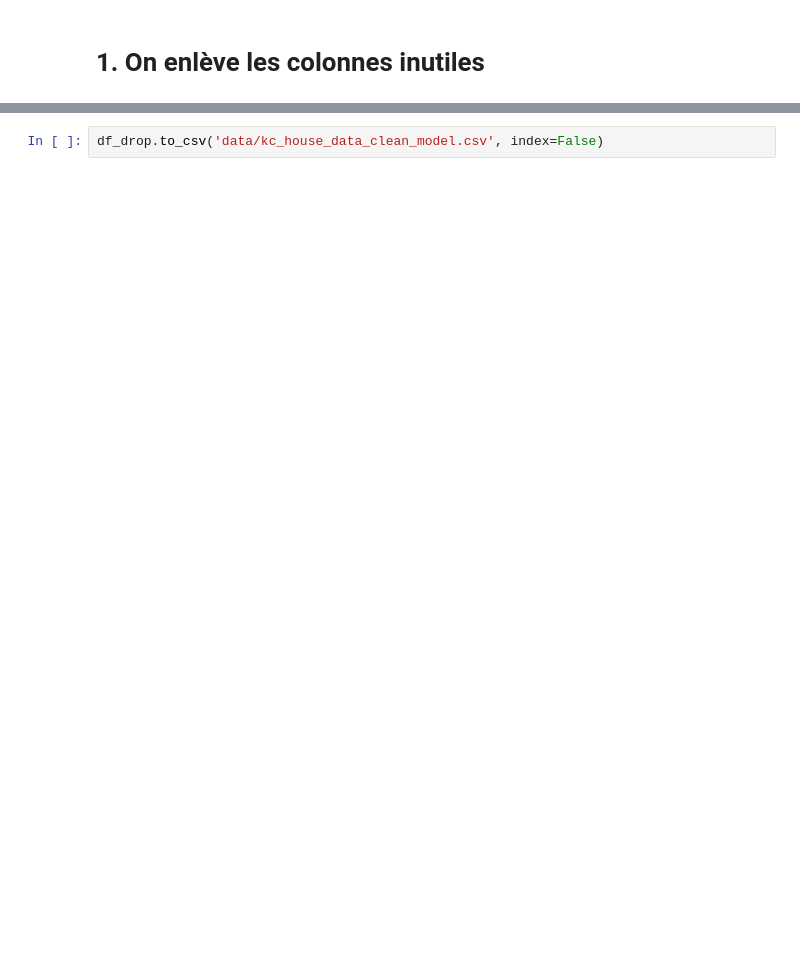
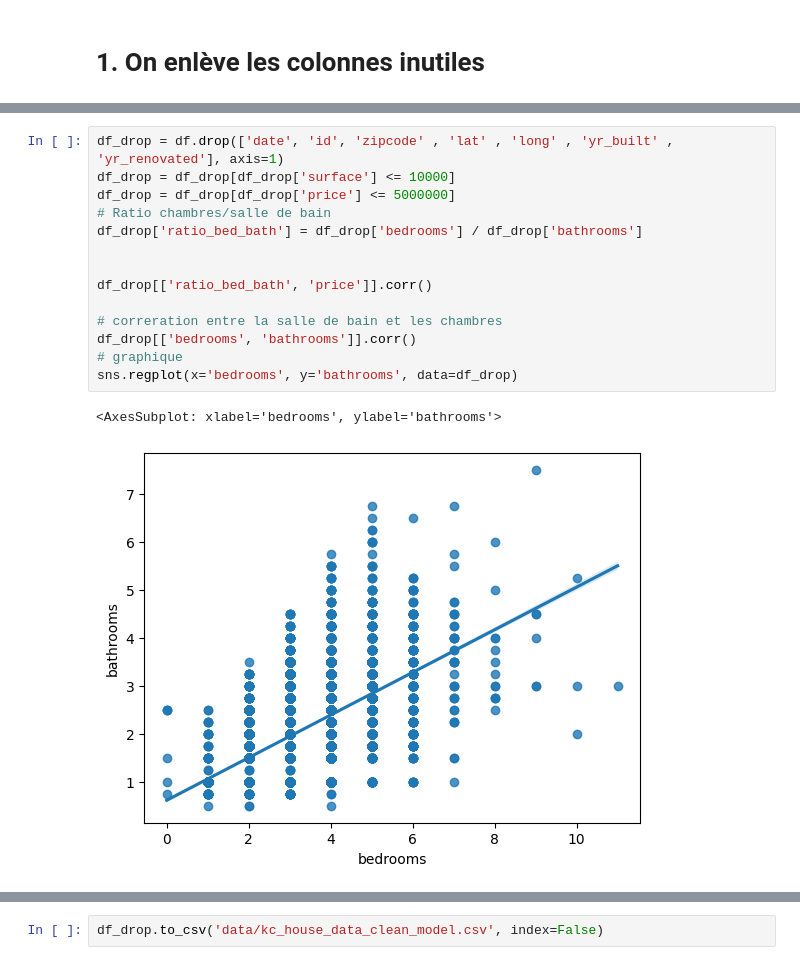
Before and after one commit to DonzerHD/Prediction_prix_maison_application, a Jupyter notebook: notebooks/data_preparation.ipynb, the cells around one changed output, grey strips where cells are left out. Saved outputs shown, nothing was run; the diff lists cells and outputs as text; blank space fills up the shorter version.

```diff
--- a/notebooks/data_preparation.ipynb
+++ b/notebooks/data_preparation.ipynb
@@ -12,3 +34,20 @@ df_drop = df.drop(['date', 'id', 'zipcode' , 'yr_built', 'yr_renovated', 'lat',
+# %%
+df_drop = df.drop(['date', 'id', 'zipcode' , 'lat' , 'long' , 'yr_built' , 'yr_renovated'], axis=1)
+df_drop = df_drop[df_drop['surface'] <= 10000]
+df_drop = df_drop[df_drop['price'] <= 5000000]
+# Ratio chambres/salle de bain
+df_drop['ratio_bed_bath'] = df_drop['bedrooms'] / df_drop['bathrooms']
+
+
+df_drop[['ratio_bed_bath', 'price']].corr()
+
+# correration entre la salle de bain et les chambres
+df_drop[['bedrooms', 'bathrooms']].corr()
+# graphique
+sns.regplot(x='bedrooms', y='bathrooms', data=df_drop)
+# %% [output]
+<AxesSubplot: xlabel='bedrooms', ylabel='bathrooms'>
+[figure, added]
 # %%
 df_drop
 # %% [output]
```
Also changed, not shown: parts of 6 cells of this notebook, 3 other files.
